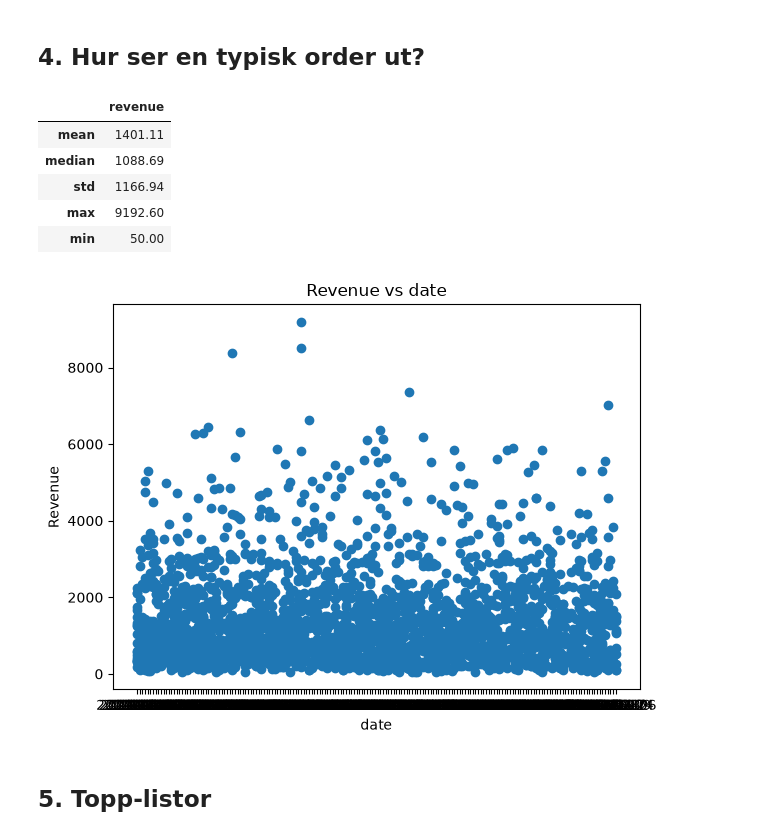
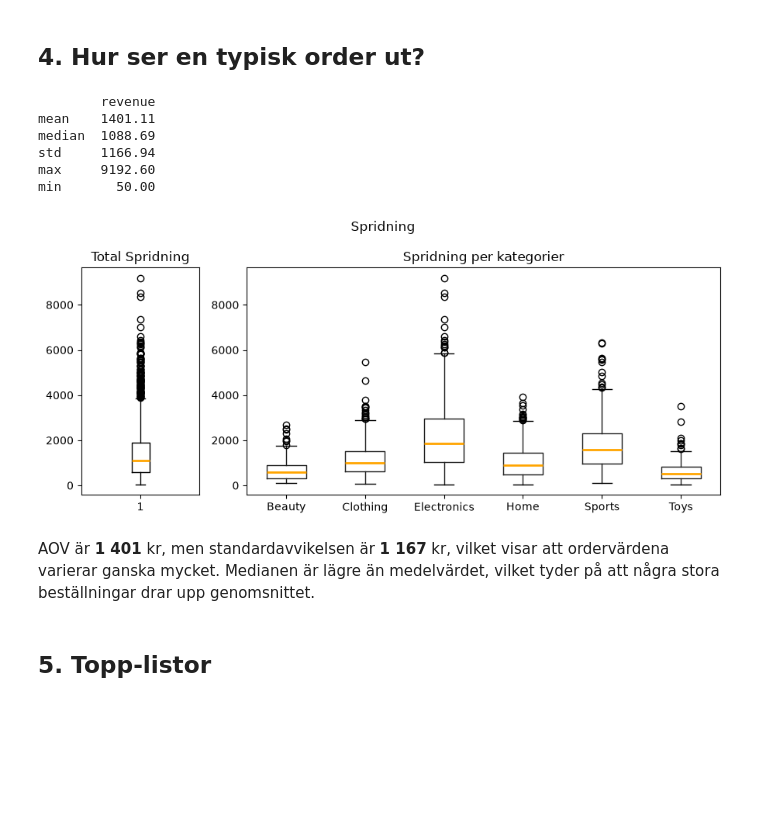
Before and after one commit to Jujbraga/ecommerce-sales-report, a Jupyter notebook: notebooks/report.ipynb, the cells around one changed output. Saved outputs shown, nothing was run; the diff lists cells and outputs as text; code cells hidden in the pictures; blank space fills up the shorter version.

Commit message:
Refactor AOV metrics and plot dispersion

```diff
--- a/notebooks/report.ipynb
+++ b/notebooks/report.ipynb
@@ -21,18 +19,20 @@ analysis = EcommerceAnalyzer(df)
 # %% [markdown]
 ## 4. Hur ser en typisk order ut?
 # %%
-analysis.calculate_avg()
+aov = show_avg(df)
+
+print(aov)
+plot_dispersion(df)
 # %% [output]
-|  | revenue |
-| mean | 1401.11 |
-| median | 1088.69 |
-| std | 1166.94 |
-| max | 9192.60 |
-| min | 50.00 |
+        revenue
+mean    1401.11
+median  1088.69
+std     1166.94
+max     9192.60
+min       50.00
+[figure, added]
-# %%
-plot_aov(df)
-# %% [output]
-[figure, removed]
+# %% [markdown]
+AOV är **1 401** kr, men standardavvikelsen är **1 167** kr, vilket visar att ordervärdena varierar ganska mycket. Medianen är lägre än medelvärdet, vilket tyder på att några stora beställningar drar upp genomsnittet.
 # %% [markdown]
 ## 5. Topp-listor
 # %% [markdown]
```
Also changed, not shown: parts of 1 cell of this notebook, 2 other files.
